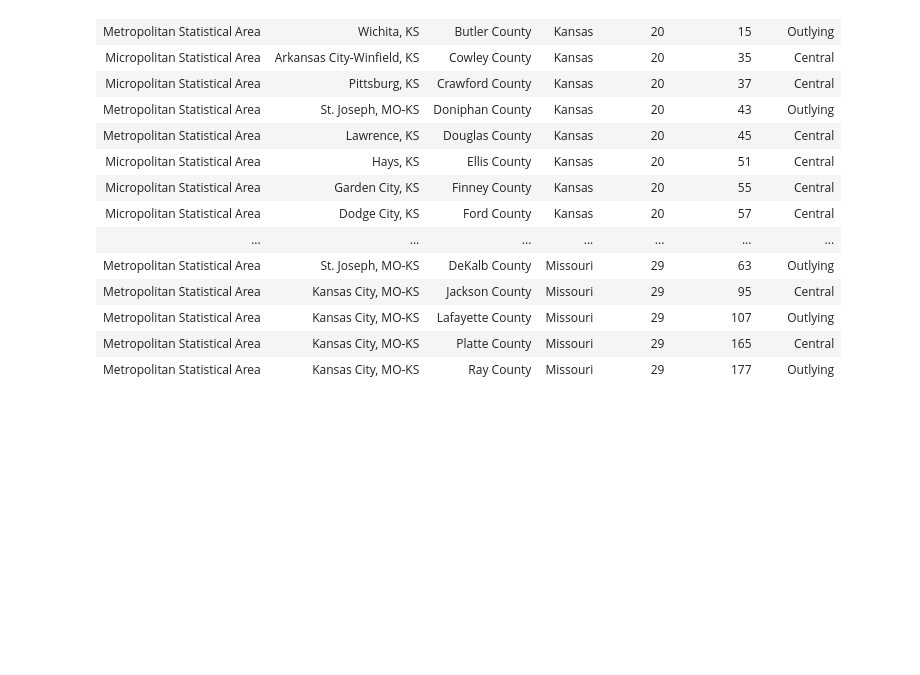
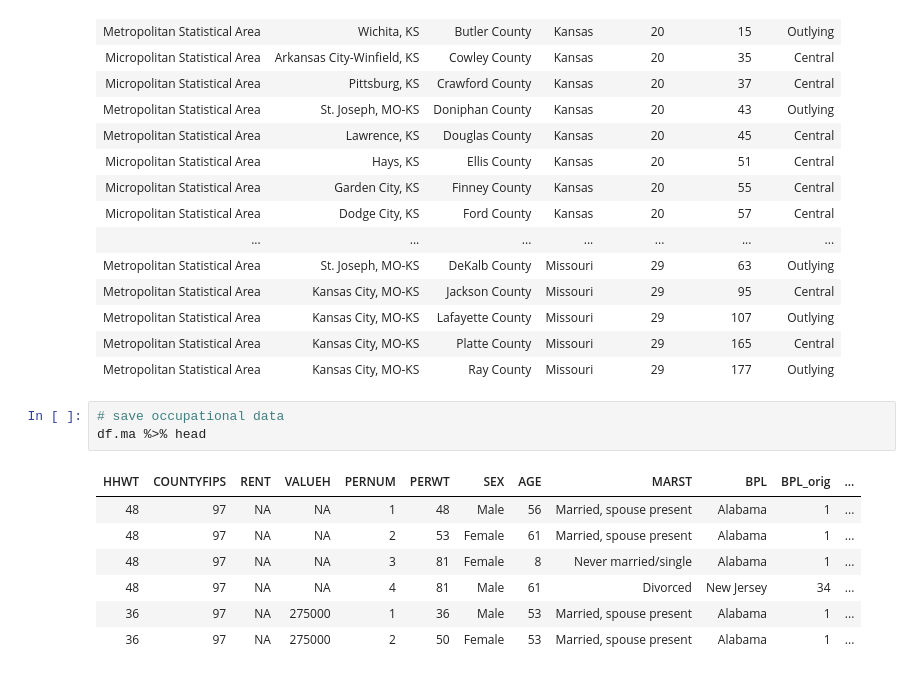
Before and after one commit to kutchko/SiliconSearch, a Jupyter notebook: inspect_prepare_data.ipynb, the cells around one changed output. Cells and saved outputs as stored; diff of their text form; blank space fills up the shorter version.

Commit message:
Trying to use occupation data for similarity scores
Seeing how similarity scores affect occupation data. Demographic
data to generate similarity scores works better.

```diff
--- a/inspect_prepare_data.ipynb
+++ b/inspect_prepare_data.ipynb
@@ -269,3 +269,14 @@ Warning message in grepl("KS$", c("Aberdeen, SD", "Aberdeen, SD", "Aberdeen, WA"
 | Metropolitan Statistical Area | Kansas City, MO-KS | Lafayette County | Missouri | 29 | 107 | Outlying |
 | Metropolitan Statistical Area | Kansas City, MO-KS | Platte County | Missouri | 29 | 165 | Central |
 | Metropolitan Statistical Area | Kansas City, MO-KS | Ray County | Missouri | 29 | 177 | Outlying |
+# %%
+# save occupational data
+df.ma %>% head
+# %% [output]
+| HHWT | COUNTYFIPS | RENT | VALUEH | PERNUM | PERWT | SEX | AGE | MARST | BPL | BPL_orig | ... |
+| 48 | 97 | NA | NA | 1 | 48 | Male | 56 | Married, spouse present | Alabama | 1 | ... |
+| 48 | 97 | NA | NA | 2 | 53 | Female | 61 | Married, spouse present | Alabama | 1 | ... |
+| 48 | 97 | NA | NA | 3 | 81 | Female | 8 | Never married/single | Alabama | 1 | ... |
+| 48 | 97 | NA | NA | 4 | 81 | Male | 61 | Divorced | New Jersey | 34 | ... |
+| 36 | 97 | NA | 275000 | 1 | 36 | Male | 53 | Married, spouse present | Alabama | 1 | ... |
+| 36 | 97 | NA | 275000 | 2 | 50 | Female | 53 | Married, spouse present | Alabama | 1 | ... |
```
Also changed, not shown: parts of 6 cells of this notebook, 5 other files.
